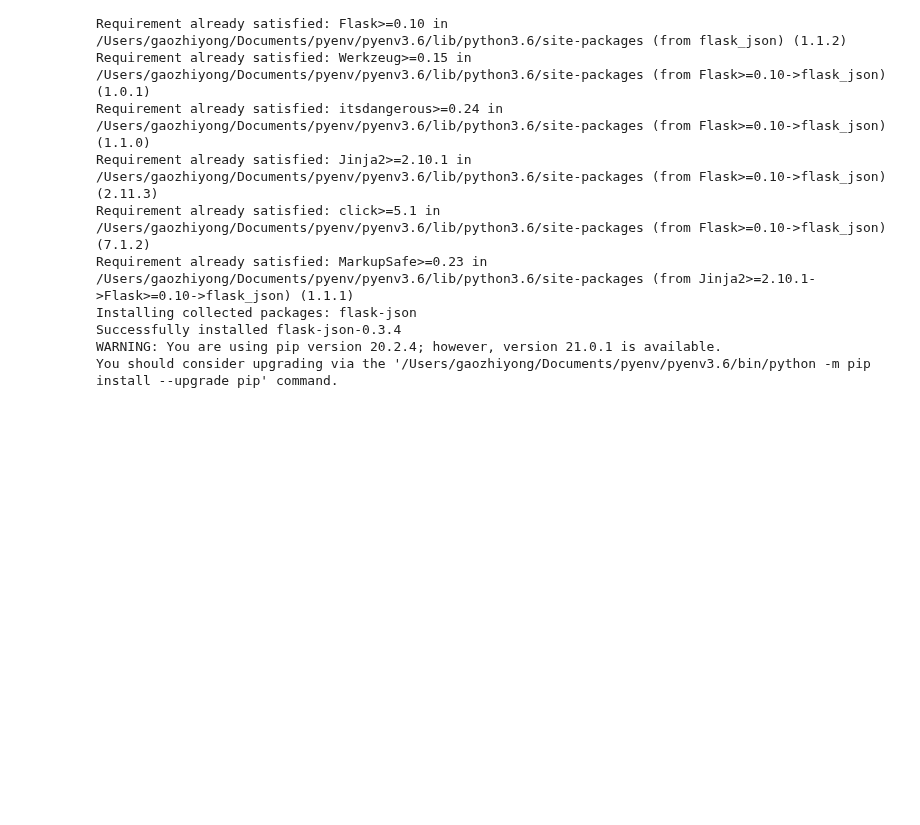
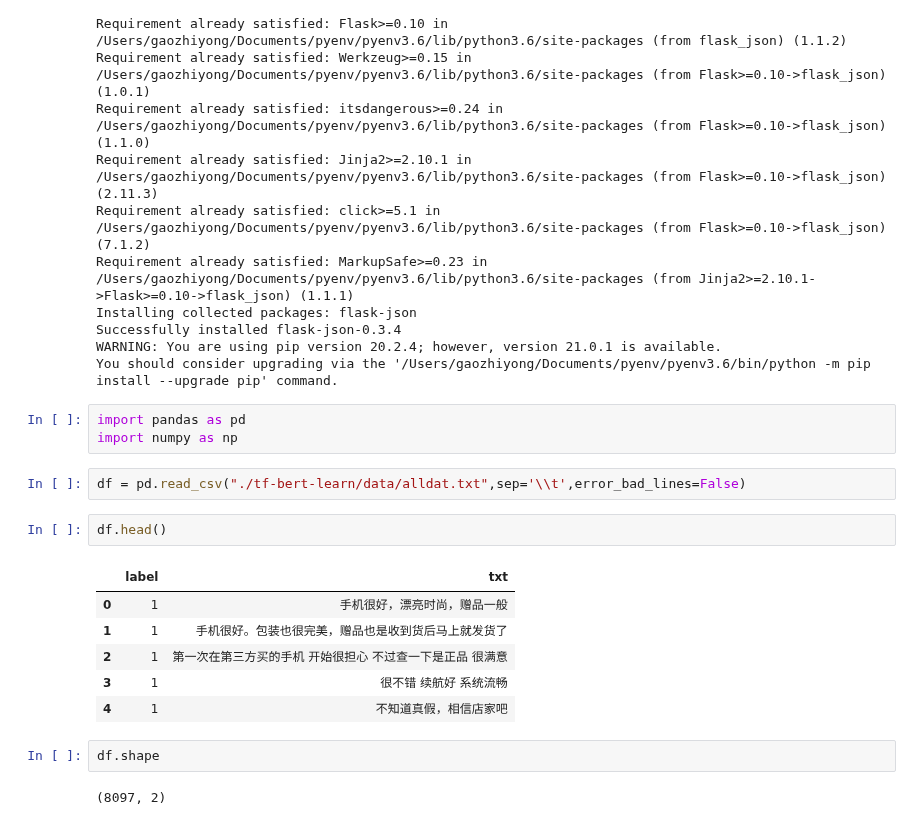
Before and after one commit to OcaenEyes/ML, a Jupyter notebook: TF/未命名.ipynb, the cells around one changed output. Cells and saved outputs as stored; diff of their text form; blank space fills up the shorter version.

```diff
--- a/TF/未命名.ipynb
+++ b/TF/未命名.ipynb
@@ -157,3 +157,21 @@ Installing collected packages: flask-json
 Successfully installed flask-json-0.3.4
 WARNING: You are using pip version 20.2.4; however, version 21.0.1 is available.
 You should consider upgrading via the '/Users/gaozhiyong/Documents/pyenv/pyenv3.6/bin/python -m pip install --upgrade pip' command.
+# %%
+import pandas as pd
+import numpy as np
+# %%
+df = pd.read_csv("./tf-bert-learn/data/alldat.txt",sep='\\t',error_bad_lines=False)
+# %%
+df.head()
+# %% [output]
+|  | label | txt |
+| 0 | 1 | 手机很好，漂亮时尚，赠品一般 |
+| 1 | 1 | 手机很好。包装也很完美，赠品也是收到货后马上就发货了 |
+| 2 | 1 | 第一次在第三方买的手机 开始很担心 不过查一下是正品 很满意 |
+| 3 | 1 | 很不错 续航好 系统流畅 |
+| 4 | 1 | 不知道真假，相信店家吧 |
+# %%
+df.shape
+# %% [output]
+(8097, 2)
```
Also changed, not shown: parts of 9 cells of this notebook, 50 other files.
